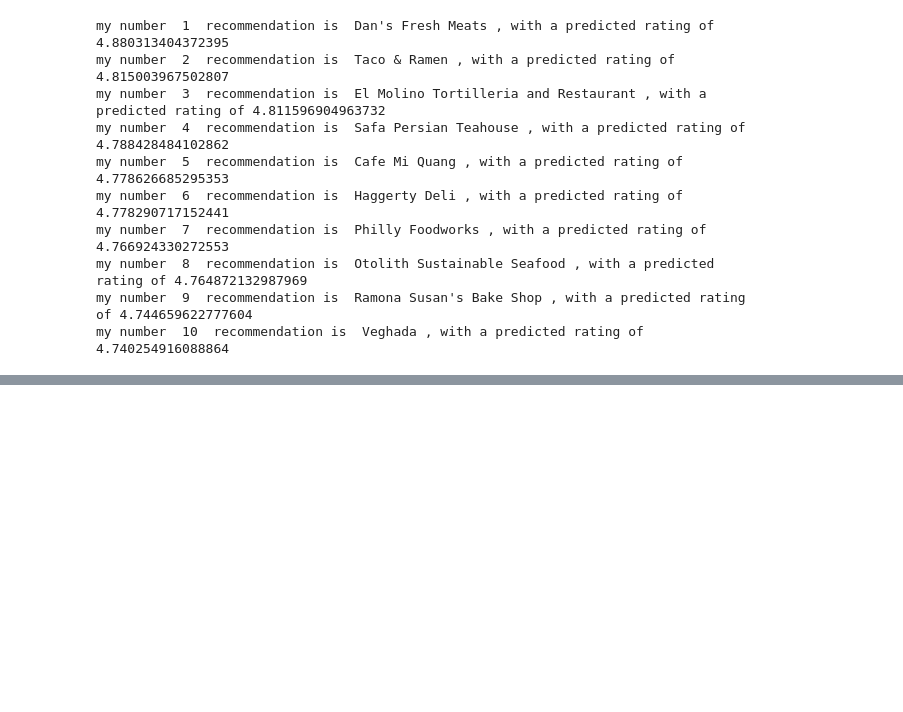
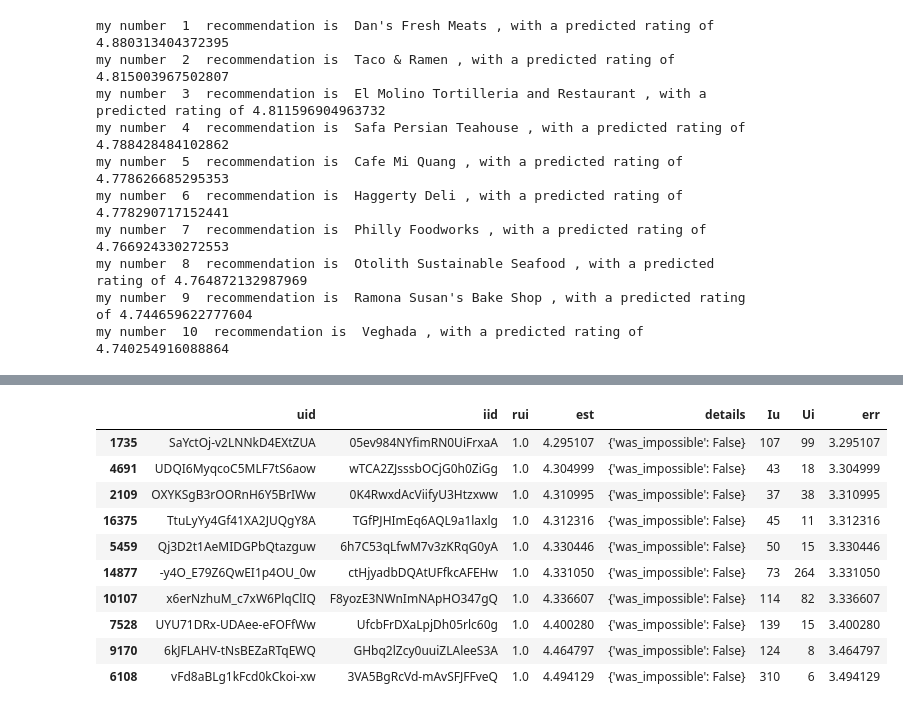
Before and after one commit to UmaTheDataScientist/Restaurant-Recommender-System, a Jupyter notebook: code/Recommendation_System.ipynb, the cells around one changed output, grey strips where cells are left out. Drawn from its saved outputs; the diff is of its cells as text; code cells hidden in the pictures; blank space fills up the shorter version.

```diff
--- a/code/Recommendation_System.ipynb
+++ b/code/Recommendation_System.ipynb
@@ -460,0 +685,14 @@ my number  10  recommendation is  Veghada , with a predicted rating of 4.7402549
+# %%
+worst_predictions
+# %% [output]
+|  | uid | iid | rui | est | details | Iu | Ui | err |
+| 1735 | SaYctOj-v2LNNkD4EXtZUA | 05ev984NYfimRN0UiFrxaA | 1.0 | 4.295107 | {'was_impossible': False} | 107 | 99 | 3.295107 |
+| 4691 | UDQI6MyqcoC5MLF7tS6aow | wTCA2ZJsssbOCjG0h0ZiGg | 1.0 | 4.304999 | {'was_impossible': False} | 43 | 18 | 3.304999 |
+| 2109 | OXYKSgB3rOORnH6Y5BrIWw | 0K4RwxdAcViifyU3Htzxww | 1.0 | 4.310995 | {'was_impossible': False} | 37 | 38 | 3.310995 |
+| 16375 | TtuLyYy4Gf41XA2JUQgY8A | TGfPJHImEq6AQL9a1laxlg | 1.0 | 4.312316 | {'was_impossible': False} | 45 | 11 | 3.312316 |
+| 5459 | Qj3D2t1AeMIDGPbQtazguw | 6h7C53qLfwM7v3zKRqG0yA | 1.0 | 4.330446 | {'was_impossible': False} | 50 | 15 | 3.330446 |
+| 14877 | -y4O_E79Z6QwEI1p4OU_0w | ctHjyadbDQAtUFfkcAFEHw | 1.0 | 4.331050 | {'was_impossible': False} | 73 | 264 | 3.331050 |
+| 10107 | x6erNzhuM_c7xW6PlqClIQ | F8yozE3NWnImNApHO347gQ | 1.0 | 4.336607 | {'was_impossible': False} | 114 | 82 | 3.336607 |
+| 7528 | UYU71DRx-UDAee-eFOFfWw | UfcbFrDXaLpjDh05rlc60g | 1.0 | 4.400280 | {'was_impossible': False} | 139 | 15 | 3.400280 |
+| 9170 | 6kJFLAHV-tNsBEZaRTqEWQ | GHbq2lZcy0uuiZLAleeS3A | 1.0 | 4.464797 | {'was_impossible': False} | 124 | 8 | 3.464797 |
+| 6108 | vFd8aBLg1kFcd0kCkoi-xw | 3VA5BgRcVd-mAvSFJFFveQ | 1.0 | 4.494129 | {'was_impossible': False} | 310 | 6 | 3.494129 |
```
Also changed, not shown: parts of 44 cells of this notebook, 6 other files.
